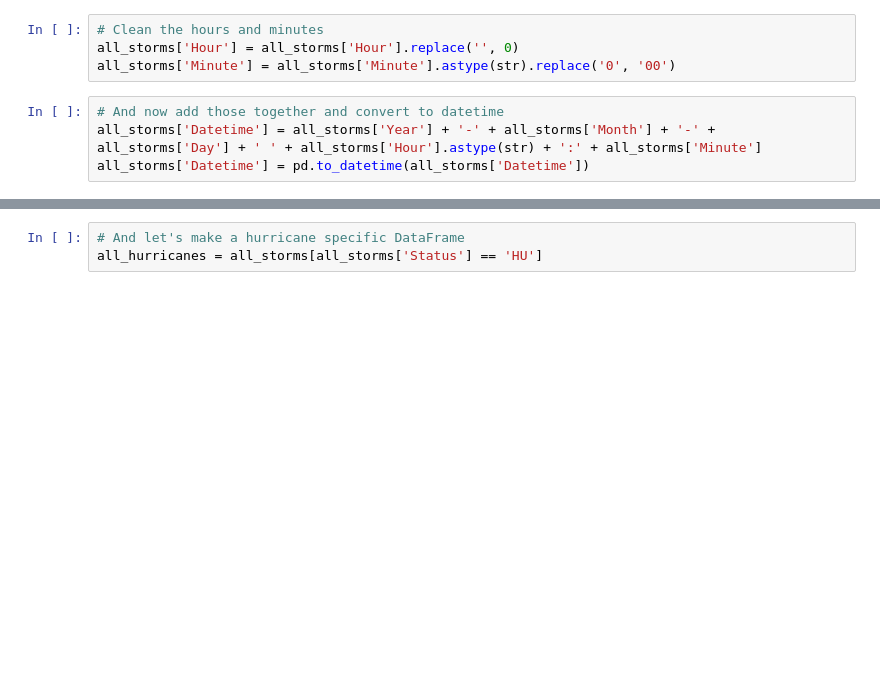
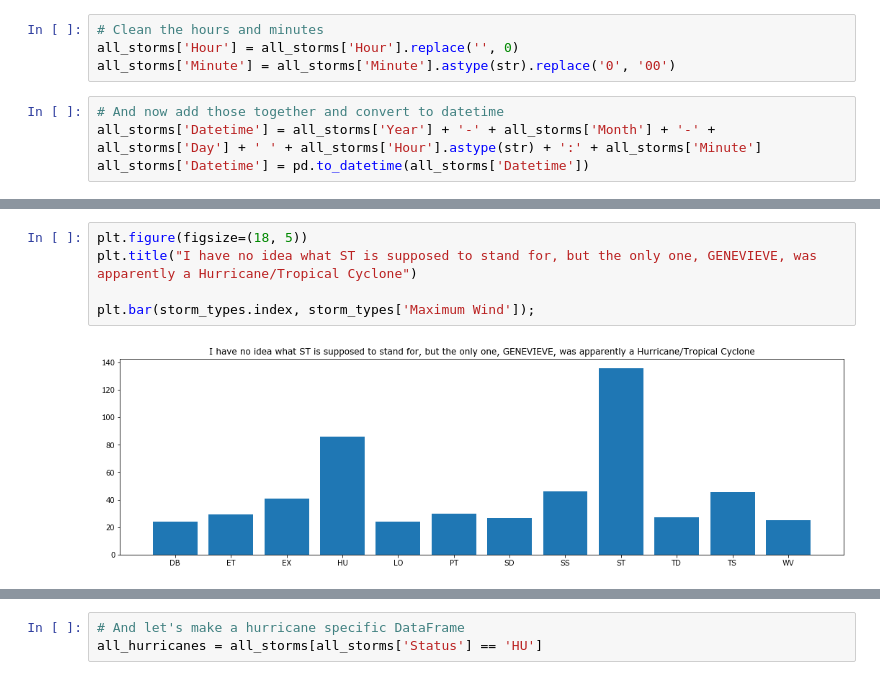
Before and after one commit to nmwhitehead/Storms, a Jupyter notebook: Storms.ipynb, the cells around one changed output, grey strips where cells are left out. Saved outputs shown, nothing was run; the diff lists cells and outputs as text; blank space fills up the shorter version.

```diff
--- a/Storms.ipynb
+++ b/Storms.ipynb
@@ -45,0 +85,7 @@ all_storms['Status'].replace([' HU', 'HU '], 'HU', inplace=True)
+# %%
+plt.figure(figsize=(18, 5))
+plt.title("I have no idea what ST is supposed to stand for, but the only one, GENEVIEVE, was apparently a Hurricane/Tropical Cyclone")
+
+plt.bar(storm_types.index, storm_types['Maximum Wind']);
+# %% [output]
+[figure, added]
```
Also changed, not shown: parts of 24 cells of this notebook.
